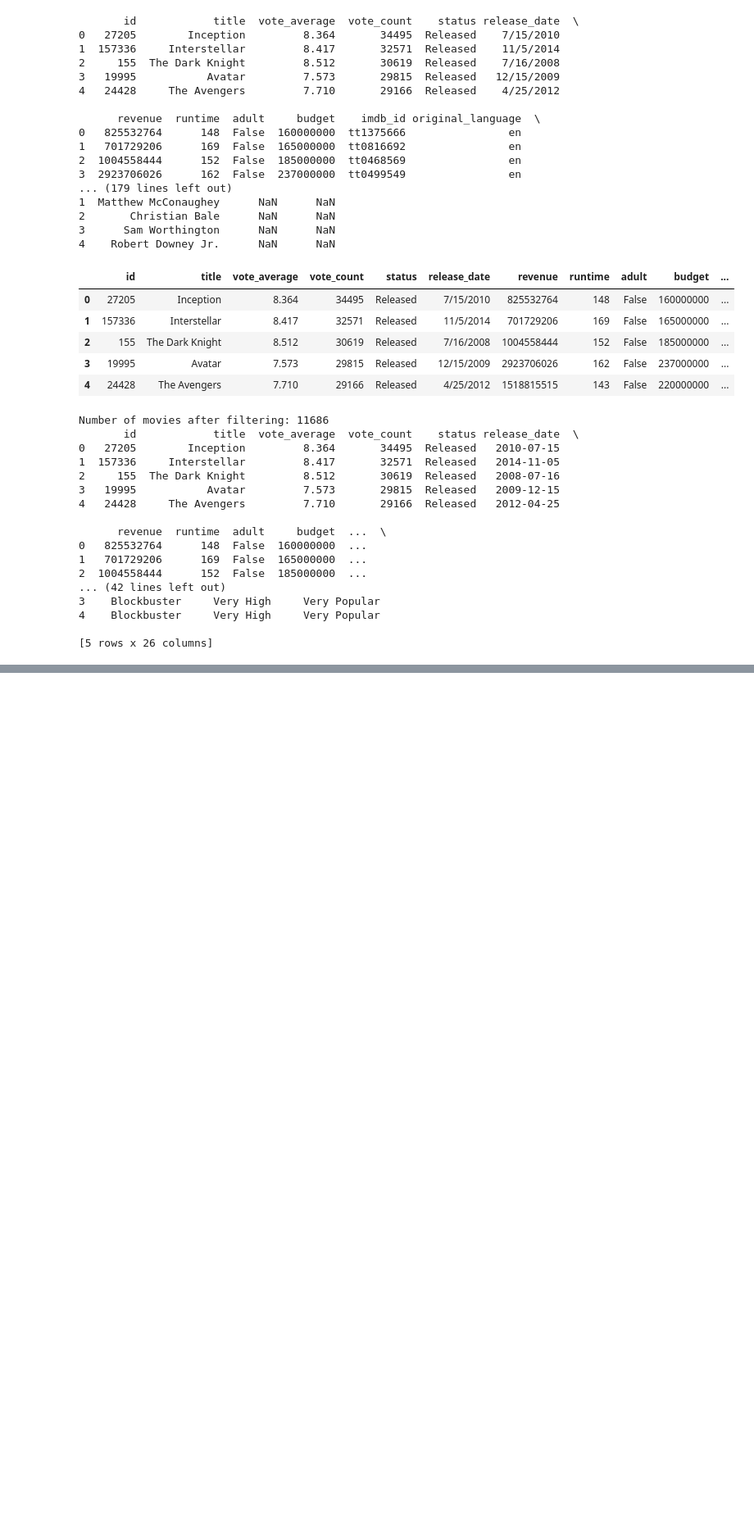
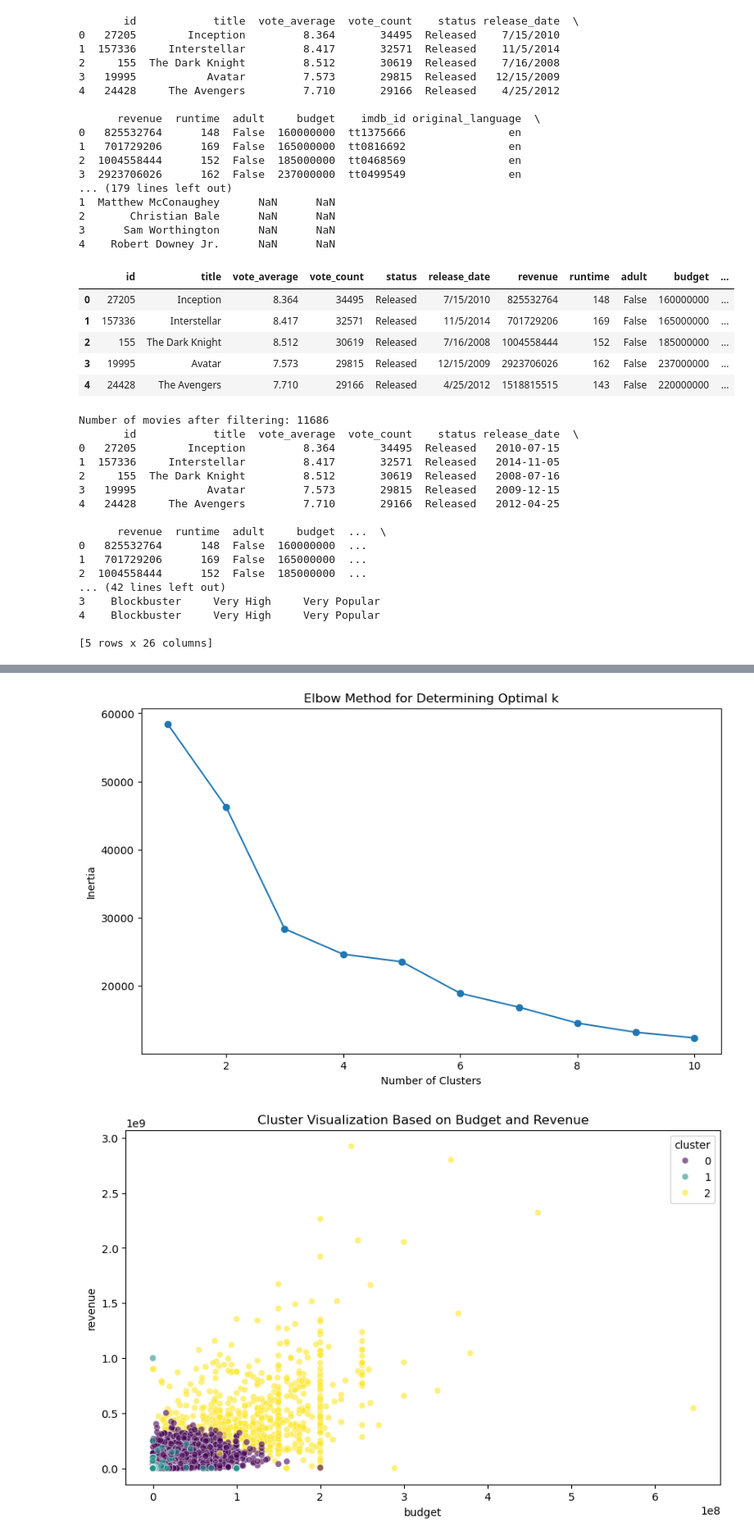
Before and after one commit to sudhirrajbhandary/6748, a Jupyter notebook: CombinedEDA.ipynb, the cells around one changed output, grey strips where cells are left out. Shown: that part at 82% size. Drawn from its saved outputs; the diff is of its cells as text; code cells hidden in the pictures; blank space fills up the shorter version.

```diff
--- a/CombinedEDA.ipynb
+++ b/CombinedEDA.ipynb
@@ -597,0 +683,49 @@ Number of movies after filtering: 11686
+# %%
+import pandas as pd
+from sklearn.cluster import KMeans
+from sklearn.preprocessing import StandardScaler
+import matplotlib.pyplot as plt
+import seaborn as sns
+
+# Load the dataset
+df = pd.read_csv('enhanced_movie_dataset.csv')
+
+# Select features for clustering
+features = ['vote_average', 'vote_count', 'runtime', 'budget', 'revenue']
+X = df[features].dropna()
+
+# Standardizing the data
+scaler = StandardScaler()
+X_scaled = scaler.fit_transform(X)
+
+# Finding the optimal number of clusters using the Elbow Method
+inertia = []
+for k in range(1, 11):
+    kmeans = KMeans(n_clusters=k, random_state=42)
+    kmeans.fit(X_scaled)
+    inertia.append(kmeans.inertia_)
+
+# Plotting the elbow curve
+plt.figure(figsize=(10, 6))
+plt.plot(range(1, 11), inertia, marker='o')
+plt.title('Elbow Method for Determining Optimal k')
+plt.xlabel('Number of Clusters')
+plt.ylabel('Inertia')
+plt.show()
+
+# Applying K-Means Clustering with the chosen number of clusters
+k_optimal = 3  # This can be adjusted based on the elbow plot
+kmeans = KMeans(n_clusters=k_optimal, random_state=42)
+clusters = kmeans.fit_predict(X_scaled)
+
+# Adding cluster labels to the dataframe for further analysis
+df['cluster'] = clusters
+
+# Visualizing clusters for two variables as an example
+plt.figure(figsize=(10, 6))
+sns.scatterplot(x='budget', y='revenue', hue='cluster', data=df, palette='viridis', alpha=0.6)
+plt.title('Cluster Visualization Based on Budget and Revenue')
+plt.show()
+# %% [output]
+[figure, added]
+[figure, added]
```
Also changed, not shown: parts of 3 cells of this notebook.
